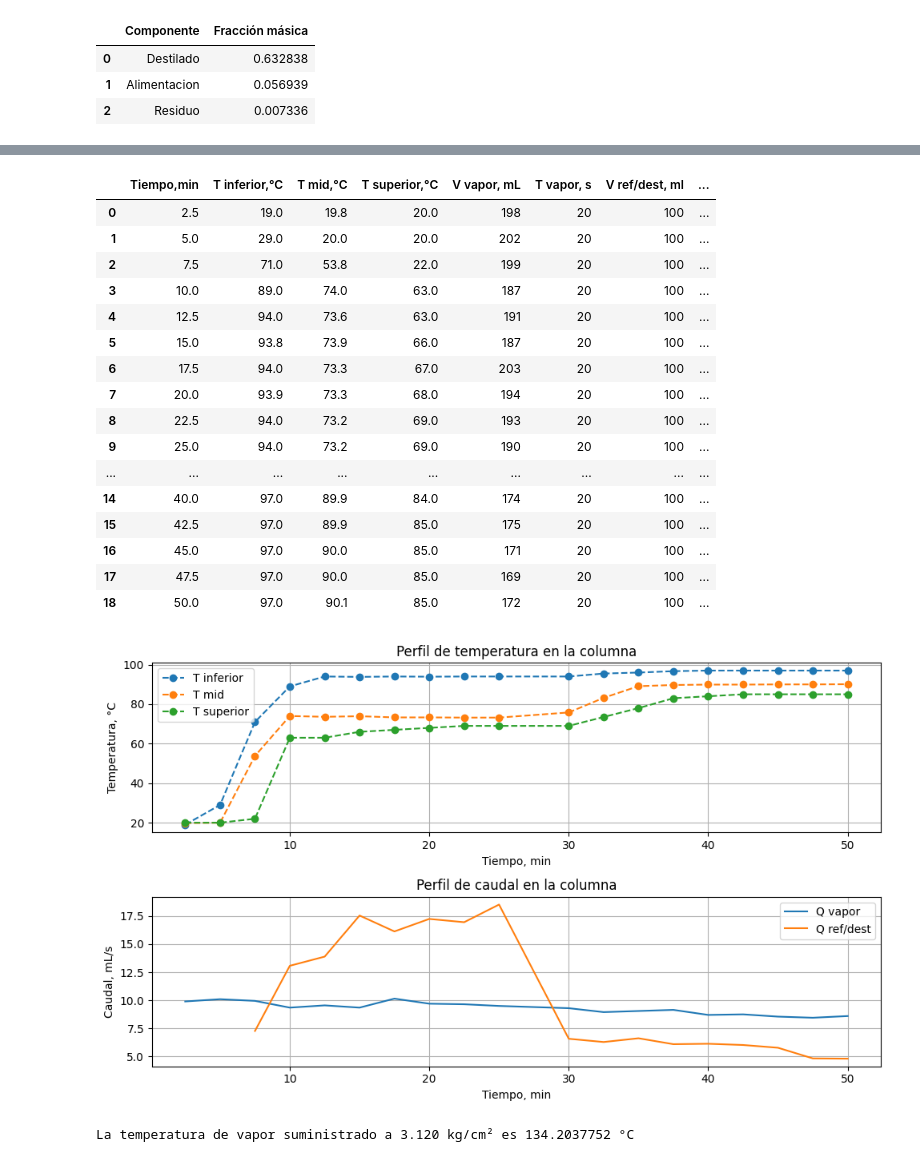
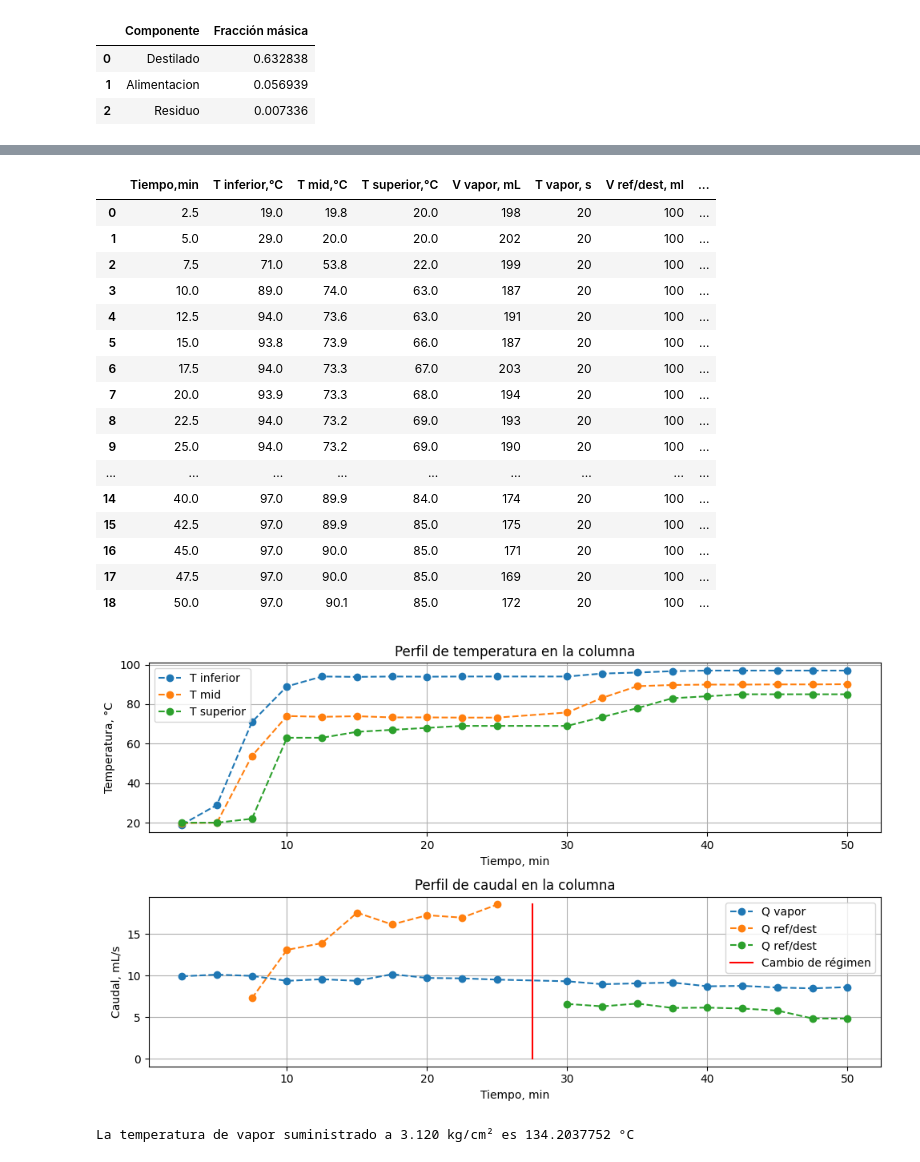
Before and after one commit to ChristianPh404/exp2, a Jupyter notebook: pract6.ipynb, the cells around one changed output, grey strips where cells are left out. Saved outputs shown, nothing was run; the diff lists cells and outputs as text; code cells hidden in the pictures.

```diff
--- a/pract6.ipynb
+++ b/pract6.ipynb
@@ -496,8 +496,8 @@ Qvapor= tabla_temperaturas['V vapor, mL']/tabla_temperaturas['T vapor, s']
 Qref= tabla_temperaturas['V ref/dest, ml']/tabla_temperaturas['T ref/dest, s'] #! meter en un if por si es none que sea 0 o no salga
 tabla_temperaturas['Q vapor, mL/s']=Qvapor
 tabla_temperaturas['Q ref/dest, mL/s']=Qref
-cambio_y =[0, np.max(np.abs(np.diff(tabla_temperaturas['Q vapor, mL/s'])))]
-cambio_x =[12 , 12]# insertar el tiempo en el que se produce el cambio
+cambio_y =[0, np.max(tabla_temperaturas['Q ref/dest, mL/s'])]
+cambio_x =[27.5 , 27.5]# insertar el tiempo en el que se produce el cambio
 display(tabla_temperaturas)
 
 #! mirar donde es reflujo y donde destilacion, con el tiempo de cambio
@@ -511,37 +511,39 @@ plt.xlabel('Tiempo, min')
 plt.ylabel('Temperatura, °C')
 plt.title('Perfil de temperatura en la columna')
 plt.legend()
 plt.grid(True)
 plt.subplot(2, 1, 2)
-plt.plot(tabla_temperaturas['Tiempo,min'], tabla_temperaturas['Q vapor, mL/s'], label='Q vapor')
+plt.plot(tabla_temperaturas['Tiempo,min'], tabla_temperaturas['Q vapor, mL/s'],'o--' ,label='Q vapor')
 plt.plot()
-plt.plot(tabla_temperaturas['Tiempo,min'], tabla_temperaturas['Q ref/dest, mL/s'], label='Q ref/dest')
+plt.plot(tabla_temperaturas['Tiempo,min'][:10], tabla_temperaturas['Q ref/dest, mL/s'][:10], 'o--',label='Q ref/dest')
+plt.plot(tabla_temperaturas['Tiempo,min'][10:], tabla_temperaturas['Q ref/dest, mL/s'][10:],'o--' ,label='Q ref/dest')
+plt.plot(cambio_x, cambio_y,'r' ,label='Cambio de régimen')
 plt.xlabel('Tiempo, min')
 plt.ylabel('Caudal, mL/s')
 plt.title('Perfil de caudal en la columna')
-plt.legend()
+plt.legend(loc='upper center', bbox_to_anchor=(0.5, -0.2), ncol=3)
 plt.grid(True)
 plt.tight_layout()
 plt.show()
 # %% [output]
 |  | Tiempo,min | T inferior,°C | T mid,°C | T superior,°C | V vapor, mL | T vapor, s | V ref/dest, ml | ... |
 | 0 | 2.5 | 19.0 | 19.8 | 20.0 | 198 | 20 | 100 | ... |
 | 1 | 5.0 | 29.0 | 20.0 | 20.0 | 202 | 20 | 100 | ... |
 | 2 | 7.5 | 71.0 | 53.8 | 22.0 | 199 | 20 | 100 | ... |
 | 3 | 10.0 | 89.0 | 74.0 | 63.0 | 187 | 20 | 100 | ... |
 | 4 | 12.5 | 94.0 | 73.6 | 63.0 | 191 | 20 | 100 | ... |
 | 5 | 15.0 | 93.8 | 73.9 | 66.0 | 187 | 20 | 100 | ... |
 | 6 | 17.5 | 94.0 | 73.3 | 67.0 | 203 | 20 | 100 | ... |
 | 7 | 20.0 | 93.9 | 73.3 | 68.0 | 194 | 20 | 100 | ... |
 | 8 | 22.5 | 94.0 | 73.2 | 69.0 | 193 | 20 | 100 | ... |
 | 9 | 25.0 | 94.0 | 73.2 | 69.0 | 190 | 20 | 100 | ... |
 | ... | ... | ... | ... | ... | ... | ... | ... | ... |
 | 14 | 40.0 | 97.0 | 89.9 | 84.0 | 174 | 20 | 100 | ... |
 | 15 | 42.5 | 97.0 | 89.9 | 85.0 | 175 | 20 | 100 | ... |
 | 16 | 45.0 | 97.0 | 90.0 | 85.0 | 171 | 20 | 100 | ... |
 | 17 | 47.5 | 97.0 | 90.0 | 85.0 | 169 | 20 | 100 | ... |
 | 18 | 50.0 | 97.0 | 90.1 | 85.0 | 172 | 20 | 100 | ... |
-[figure, old version]
+[figure, new version]
 # %%
 #determinar T con con la presion de vapor
 P = 3.06 # bar
```
Also changed, not shown: parts of 1 cell of this notebook.
